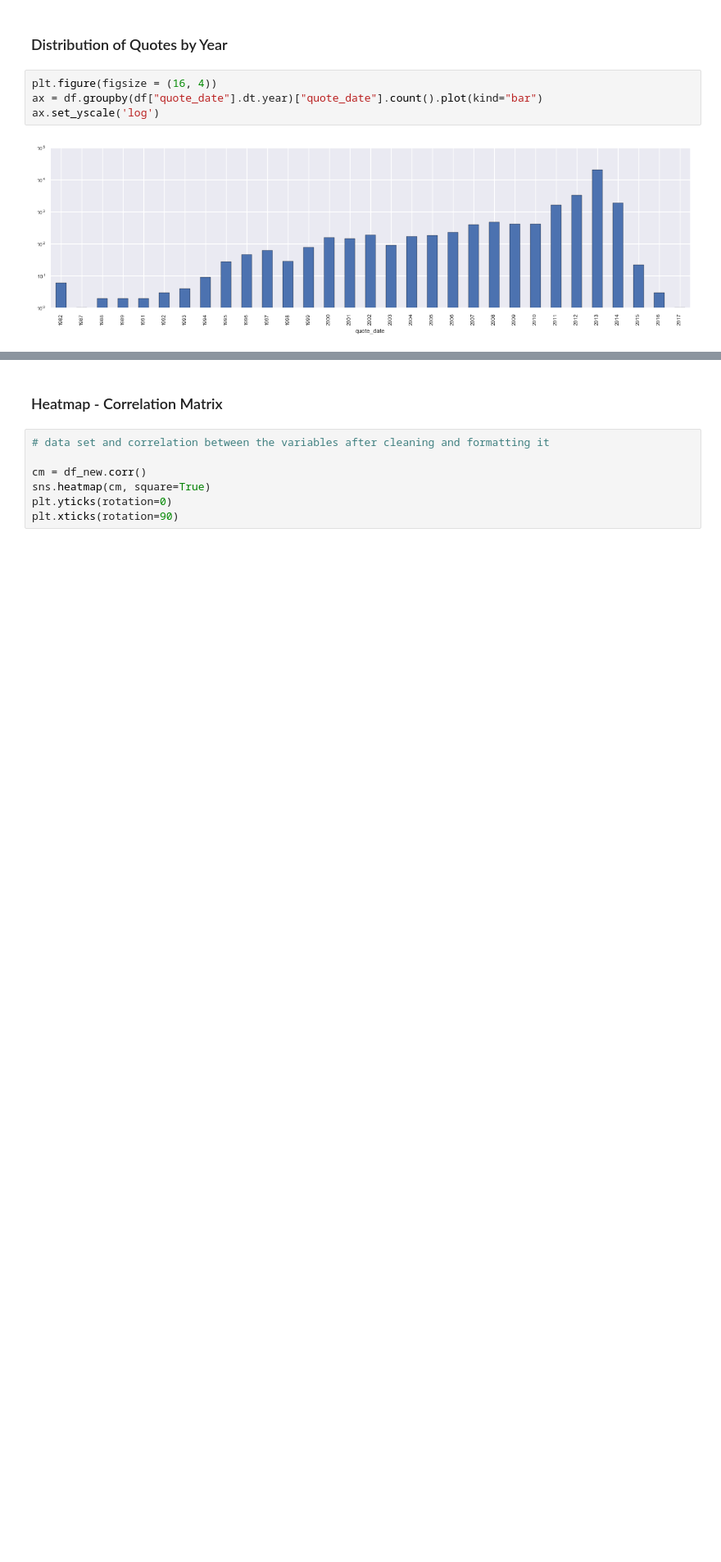
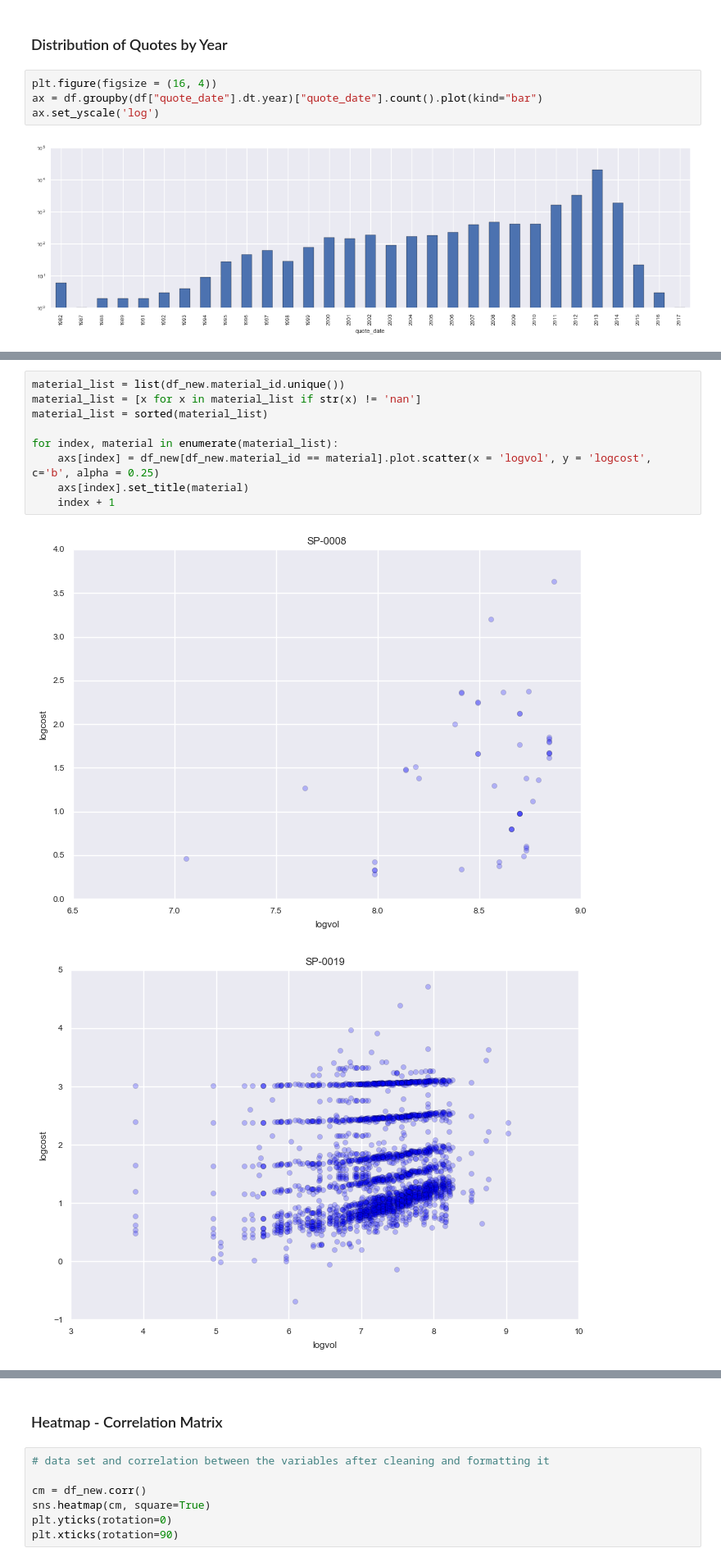
Before and after one commit to GS7271/Caterpillar_Cost_Modeling, a Jupyter notebook: Catepillar_Visualization_Preprocessing.ipynb, the cells around one changed output, grey strips where cells are left out. Shown at 82% size. Cells and saved outputs as stored; diff of their text form; blank space fills up the shorter version.

Commit message:
Final Submission
Cost = f(Volume) by Material plt and sns
Conclusion

```diff
--- a/Catepillar_Visualization_Preprocessing.ipynb
+++ b/Catepillar_Visualization_Preprocessing.ipynb
@@ -339,0 +320,12 @@ ax = df_new[df_new.quantity == 1].plot.scatter(x = 'log_moq', y = 'logcost', c='
+# %%
+material_list = list(df_new.material_id.unique())
+material_list = [x for x in material_list if str(x) != 'nan']
+material_list = sorted(material_list)
+
+for index, material in enumerate(material_list):
+    axs[index] = df_new[df_new.material_id == material].plot.scatter(x = 'logvol', y = 'logcost', c='b', alpha = 0.25)
+    axs[index].set_title(material)
+    index + 1
+# %% [output]
+[figure, added]
+[figure, added]
```
Also changed, not shown: parts of 20 cells of this notebook, 1 other file.
